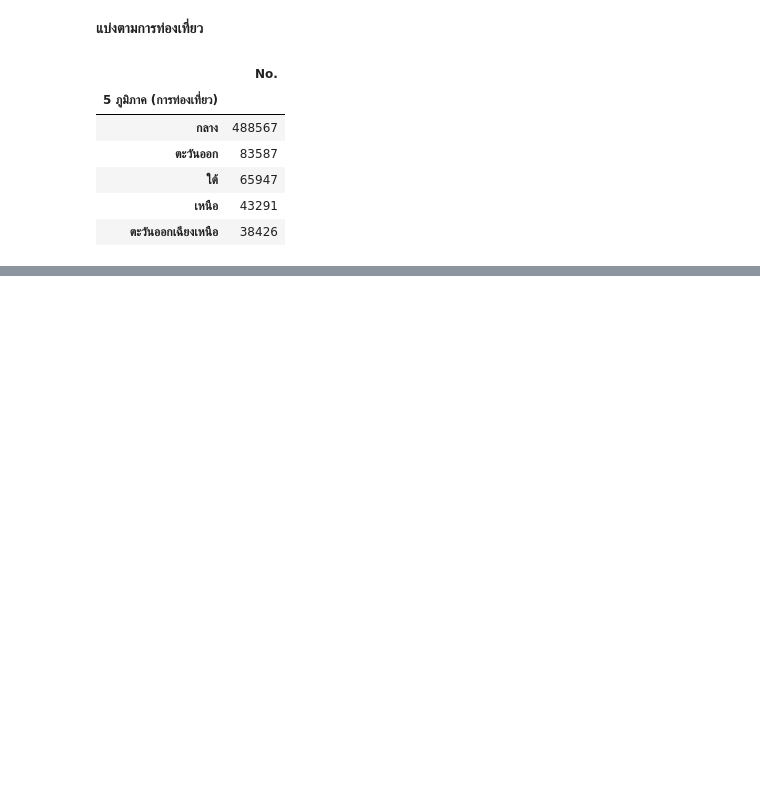
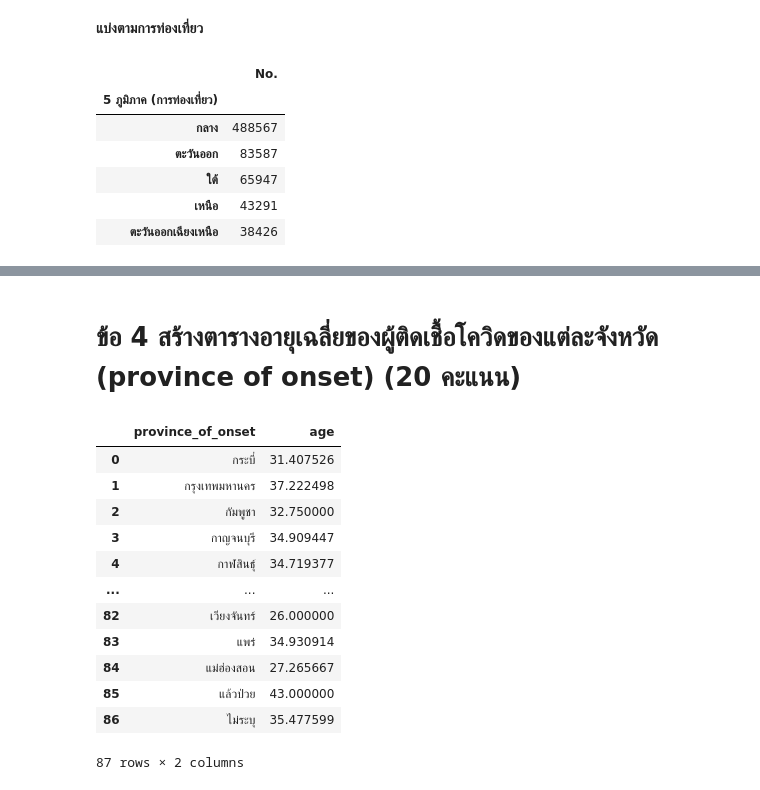
Before and after one commit to Wanita-8943/data_viz_2022, a Jupyter notebook: BasicPython&DataViz_midterm2022.ipynb, the cells around one changed output, grey strips where cells are left out. Saved outputs shown, nothing was run; the diff lists cells and outputs as text; code cells hidden in the pictures; blank space fills up the shorter version.

```diff
--- a/BasicPython&DataViz_midterm2022.ipynb
+++ b/BasicPython&DataViz_midterm2022.ipynb
@@ -626,0 +801,20 @@ data1.groupby('5 ภูมิภาค (การท่องเที่ยว)
+# %% [markdown]
+# ข้อ 4 สร้างตารางอายุเฉลี่ยของผู้ติดเชื้อโควิดของแต่ละจังหวัด (province of onset) (20 คะแนน)
+# %%
+# จัดกลุ่มข้อมูลด้วย 'จังหวัด' แล้วหาค่าเฉลี่ยของ ['age']
+mean_age = data1.groupby('province_of_onset')[['age']].mean().reset_index()  # .reset_index() คือ reset ให้หัวตารางสามารถนำไปใช้ต่อได้
+mean_age
+# %% [output]
+|  | province_of_onset | age |
+| 0 | กระบี่ | 31.407526 |
+| 1 | กรุงเทพมหานคร | 37.222498 |
+| 2 | กัมพูชา | 32.750000 |
+| 3 | กาญจนบุรี | 34.909447 |
+| 4 | กาฬสินธุ์ | 34.719377 |
+| ... | ... | ... |
+| 82 | เวียงจันทร์ | 26.000000 |
+| 83 | แพร่ | 34.930914 |
+| 84 | แม่ฮ่องสอน | 27.265667 |
+| 85 | แล้วป่วย | 43.000000 |
+| 86 | ไม่ระบุ | 35.477599 |
+87 rows × 2 columns
```
Also changed, not shown: parts of 81 cells of this notebook.
